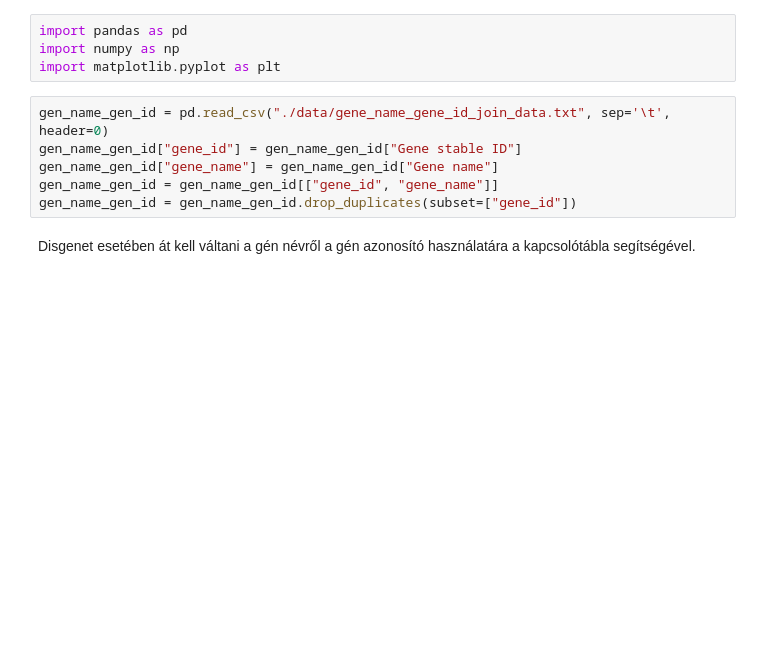
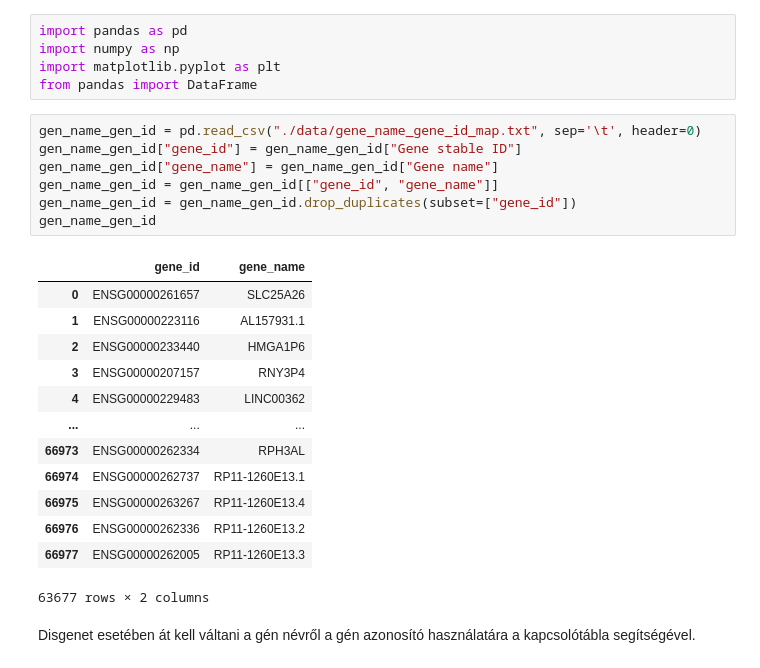
Before and after one commit to Nemes2000/gene-disease-gnn, a Jupyter notebook: data_process.ipynb, the cells around one changed output. Saved outputs shown, nothing was run; the diff lists cells and outputs as text; blank space fills up the shorter version.

```diff
--- a/data_process.ipynb
+++ b/data_process.ipynb
@@ -2,12 +2,28 @@
 import pandas as pd
 import numpy as np
 import matplotlib.pyplot as plt
+from pandas import DataFrame
 # %%
-gen_name_gen_id = pd.read_csv("./data/gene_name_gene_id_join_data.txt", sep='\t', header=0)
+gen_name_gen_id = pd.read_csv("./data/gene_name_gene_id_map.txt", sep='\t', header=0)
 gen_name_gen_id["gene_id"] = gen_name_gen_id["Gene stable ID"]
 gen_name_gen_id["gene_name"] = gen_name_gen_id["Gene name"]
 gen_name_gen_id = gen_name_gen_id[["gene_id", "gene_name"]]
 gen_name_gen_id = gen_name_gen_id.drop_duplicates(subset=["gene_id"])
+gen_name_gen_id
+# %% [output]
+|  | gene_id | gene_name |
+| 0 | ENSG00000261657 | SLC25A26 |
+| 1 | ENSG00000223116 | AL157931.1 |
+| 2 | ENSG00000233440 | HMGA1P6 |
+| 3 | ENSG00000207157 | RNY3P4 |
+| 4 | ENSG00000229483 | LINC00362 |
+| ... | ... | ... |
+| 66973 | ENSG00000262334 | RPH3AL |
+| 66974 | ENSG00000262737 | RP11-1260E13.1 |
+| 66975 | ENSG00000263267 | RP11-1260E13.4 |
+| 66976 | ENSG00000262336 | RP11-1260E13.2 |
+| 66977 | ENSG00000262005 | RP11-1260E13.3 |
+63677 rows × 2 columns
 # %% [markdown]
 Disgenet esetében át kell váltani a gén névről a gén azonosító használatára a kapcsolótábla segítségével.
 # %%
```
Also changed, not shown: parts of 15 cells of this notebook.
